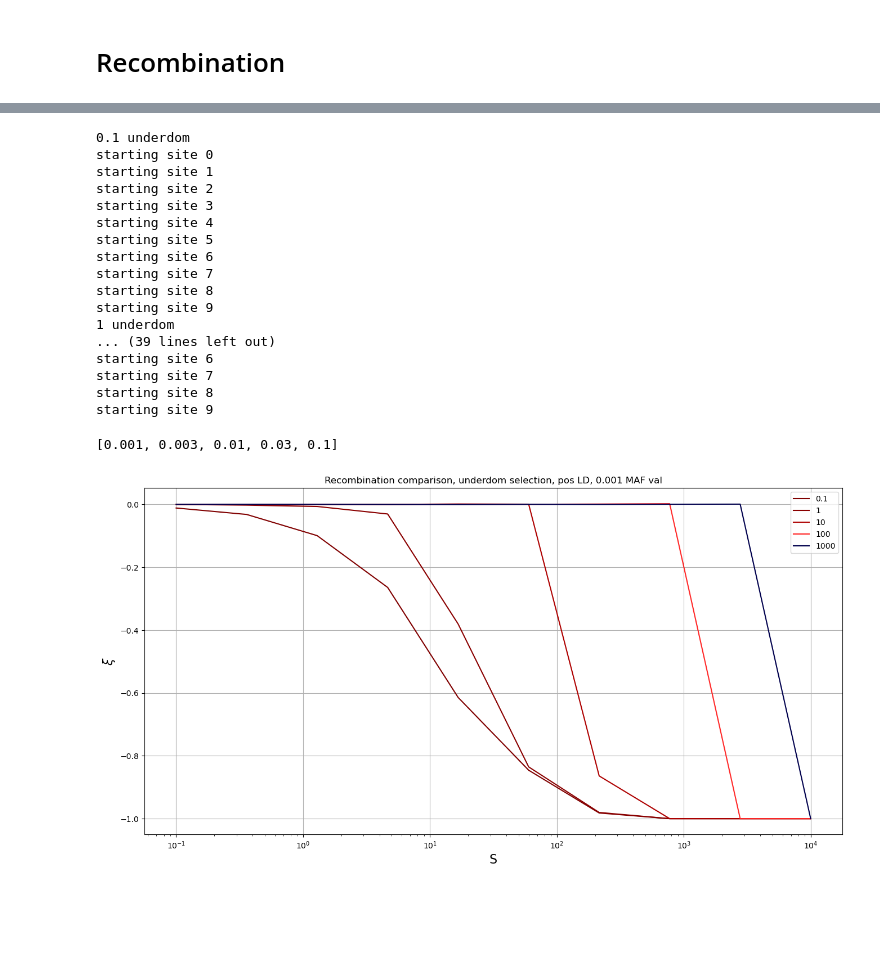
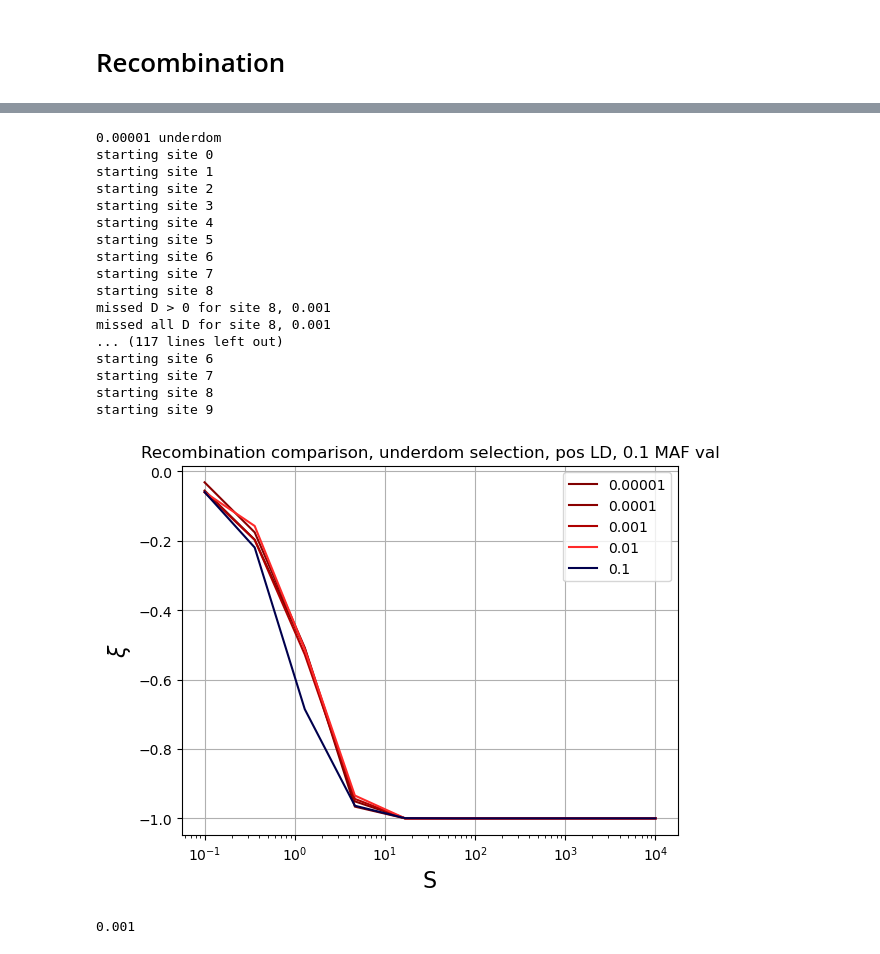
Before and after one commit to emkoch/popspec, a Jupyter notebook: Effect_size.ipynb, the cells around one changed output, grey strips where cells are left out. Saved outputs shown, nothing was run; the diff lists cells and outputs as text; code cells hidden in the pictures; blank space fills up the shorter version.

Commit message:
latest code, issues with recomb

```diff
--- a/Effect_size.ipynb
+++ b/Effect_size.ipynb
@@ -12,3 +15,14 @@ from os.path import isfile, join
 
 mypath='./sim_outputs'
 gz_files = [f for f in listdir(mypath) if isfile(join(mypath, f))]
+# %%
+# To delete files
+import os
+from os import listdir
+from os.path import isfile, join
+
+mypath = './sim_outputs/naive model/single'
+gz_files = [f for f in listdir(mypath) if isfile(join(mypath, f))]
+
+for file in gz_files:
+    os.remove(mypath + f'/{file}')
@@ -629,6 +645,6 @@ cmap = get_cmap('seismic_r')
 norm = Normalize(vmin=0.001, vmax=0.1)
 
 # Load in required values
-beta_vals = pd.read_csv('betas.txt', header=None).to_numpy().squeeze()
+beta_vals = pd.read_csv('betas_old.txt', header=None).to_numpy().squeeze()
 # %%
 s_vals = [20000 * x**2 for x in beta_vals]
@@ -640,7 +666,9 @@ from os.path import isfile, join
 import re
 
 mypath='/n/scratch/users/s/sjg319/sim_outputs/recomb/'
-recomb_vals = [0.1, 1, 10, 100, 1000]
+# gz_files = [f for f in listdir(mypath) if isfile(join(mypath, f))]
+
+recomb_vals = ["0.00001", "0.0001", "0.001", "0.01", "0.1"]
 MAF_thr_values = [0.1, 0.03, 0.01, 0.003, 0.001][::-1]
 selec_types = ['underdom']
 
@@ -655,7 +683,7 @@ for selec in selec_types:
 
 # Define the function that builds the dfs
 def buildDF(site_1, gz_files, path):
-    pattern = re.compile(f'old_{site_1}_[0-9]+\.txt\.gz')
+    pattern = re.compile(f'zero_[0-9]+\.txt\.gz')
     specified_files = []
     for file in gz_files:
         if bool(pattern.match(file)):
@@ -711,3 +739,11 @@ def createCorrelationMats(gz_files, MAF_thr_values, path):
                 remove.append(site)
 
     return corr_df_pos, corr_df_tot
+# %%
+recomb = "0.00001"
+selec = 'underdom'
+tot_path = f'{mypath}{recomb}/{selec}/'
+gz_files = [f for f in listdir(tot_path) if isfile(join(tot_path, f))]
+df = buildDF(1, gz_files, tot_path)
+
+df
@@ -723,7 +773,7 @@ for recomb in recomb_vals:
         dfs[(selec, recomb, 'pos')] = corr_df_pos
         dfs[(selec, recomb, 'tot')] = corr_df_tot
 # %% [output]
-0.1 underdom
+0.00001 underdom
 starting site 0
 starting site 1
 starting site 2
@@ -733,36 +783,52 @@ starting site 5
 starting site 6
 starting site 7
 starting site 8
-starting site 9
-1 underdom
-... (39 lines left out)
+missed D > 0 for site 8, 0.001
+missed all D for site 8, 0.001
+... (117 lines left out)
 starting site 6
 starting site 7
 starting site 8
 starting site 9
-# %%
-MAF_thr_values
-# %% [output]
-[0.001, 0.003, 0.01, 0.03, 0.1]
 # %%
 selec = 'underdom'
 linkage = 'pos'
-MAF = 0.001
+MAF = 0.1
 
 for i, recomb in enumerate(recomb_vals):
     df = dfs[(selec, recomb, linkage)].replace(0.0, -1)
     df.columns = s_vals
     plt.plot(df.columns, df.loc[MAF, :], label=f'{recomb}', color=cmap(norm(MAF_thr_values[i])))
 
 plt.grid()
 plt.xscale("log")
 plt.xlabel("S", fontsize = 16)
 plt.ylabel("$\\xi$", fontsize = 16)
 
 ax = plt.gca()
 plt.title(f'Recombination comparison, {selec} selection, {linkage} LD, {MAF} MAF val')
 
 plt.legend()
 plt.show()
 # %% [output]
-[figure, old version]
+[figure, new version]
+# %%
+# Let's try to plot the 13/18 rule, first get the neutral cases
+mypath='/n/scratch/users/s/sjg319/sim_outputs/recomb/'
+corr_df = pd.DataFrame(0.0, index=[1], columns=recomb_vals)
+
+# for recomb in recomb_vals:
+recomb = '0.001'
+print(f'{recomb}')
+tot_path = f'{mypath}{recomb}/underdom/'
+gz_files = [f for f in listdir(tot_path) if isfile(join(tot_path, f))]
+sim_df = buildDF('a', gz_files, tot_path)
+# sim_df[['N00', 'N01', 'N10', 'N11']] /= 20000
+
+# p_1 = sim_df['N10'] + sim_df['N11']
+# p_2 = sim_df['N01'] + sim_df['N11']
+# D_sq = (sim_df['N11'] - p_1*p_2)**2
+# denom = p_1*(1-p_1)*p_2*(1-p_2)
+# corr_df[recomb] = D_sq.mean()/denom.mean()
+# %% [output]
+0.001
```
Also changed, not shown: parts of 17 cells of this notebook, 1 other file.
